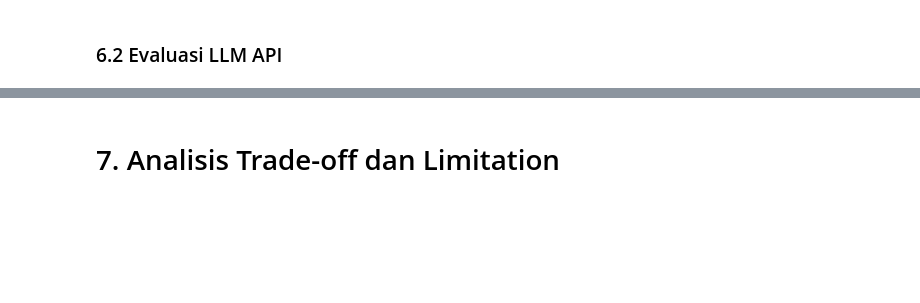
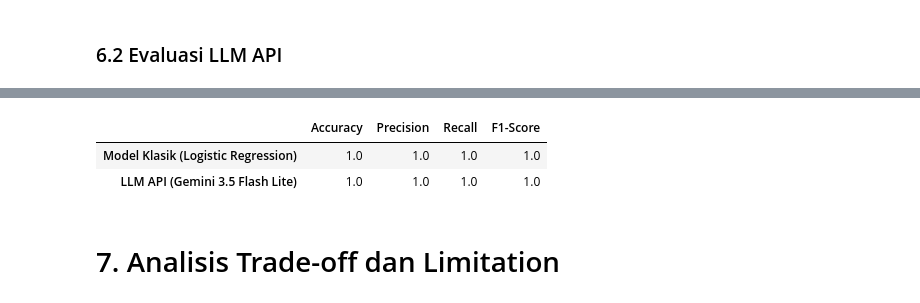
Before and after one commit to arkhsat/assignment-model-experiment-Arkhananta-Satrya-Ariadilla, a Jupyter notebook: notebook/experiment_notebook.ipynb, the cells around one changed output, grey strips where cells are left out. Cells and saved outputs as stored; diff of their text form; code cells hidden in the pictures; blank space fills up the shorter version.

```diff
--- a/notebook/experiment_notebook.ipynb
+++ b/notebook/experiment_notebook.ipynb
@@ -72,8 +129,18 @@ Sentimen:'''
 <h3> 5.3 Menjalankan Prediksi pada Test Set
 # %%
 y_pred_llm = []
-for review in X_test:
+
+print(f"Menjalankan prediksi LLM untuk {len(X_test)} ulasan data uji...")
+for i, review in enumerate(X_test):
     pred = classify_sentiment_llm(review)
     y_pred_llm.append(pred)
 
-# TODO: normalisasi y_pred_llm agar konsisten dengan label 'positif'/'negatif'
+    if (i + 1) % 10 == 0 or (i + 1) == len(X_test):
+        print(f"Progress: {i + 1}/{len(X_test)} ulasan selesai.")
+
+    # Jeda 1.0 detik antar request untuk menjaga kestabilan rate-limit 15 RPM
+    time.sleep(1.0)
+
+# Normalisasi label agar konsisten dengan y_test ('positif' / 'negatif')
+y_pred_llm = ['positif' if 'positif' in str(pred).lower() else 'negatif' for pred in y_pred_llm]
+print("Prediksi LLM selesai!")
@@ -96,2 +225,22 @@ print('Confusion Matrix:\n', confusion_matrix(y_test, y_pred_llm))
+# %%
+from sklearn.metrics import precision_recall_fscore_support
+
+# Menghitung metrik weighted untuk kedua model
+prec_classic, rec_classic, f1_classic, _ = precision_recall_fscore_support(y_test, y_pred_classic, average='weighted')
+prec_llm, rec_llm, f1_llm, _ = precision_recall_fscore_support(y_test, y_pred_llm, average='weighted')
+
+# Membuat DataFrame perbandingan ringkasan
+df_comparison = pd.DataFrame({
+    'Accuracy': [accuracy_score(y_test, y_pred_classic), accuracy_score(y_test, y_pred_llm)],
+    'Precision': [prec_classic, prec_llm],
+    'Recall': [rec_classic, rec_llm],
+    'F1-Score': [f1_classic, f1_llm]
+}, index=['Model Klasik (Logistic Regression)', 'LLM API (Gemini 3.5 Flash Lite)'])
+
+df_comparison
+# %% [output]
+|  | Accuracy | Precision | Recall | F1-Score |
+| Model Klasik (Logistic Regression) | 1.0 | 1.0 | 1.0 | 1.0 |
+| LLM API (Gemini 3.5 Flash Lite) | 1.0 | 1.0 | 1.0 | 1.0 |
 # %% [markdown]
 <h1> 7. Analisis Trade-off dan Limitation
```
Also changed, not shown: parts of 12 cells of this notebook, 2 other files.
